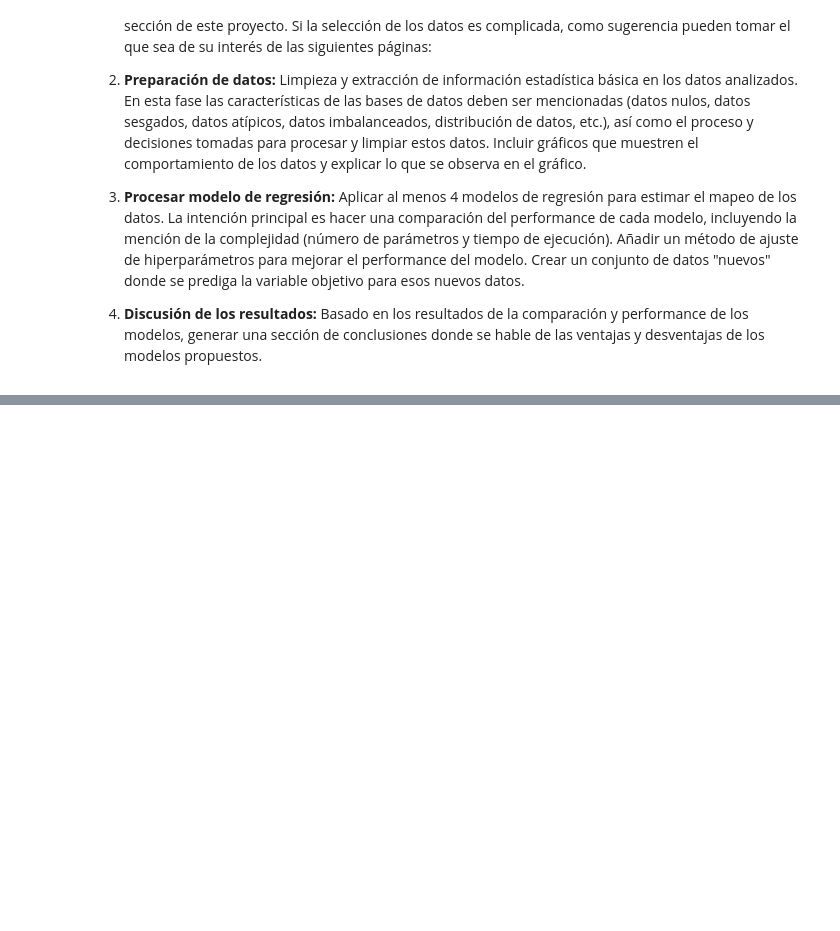
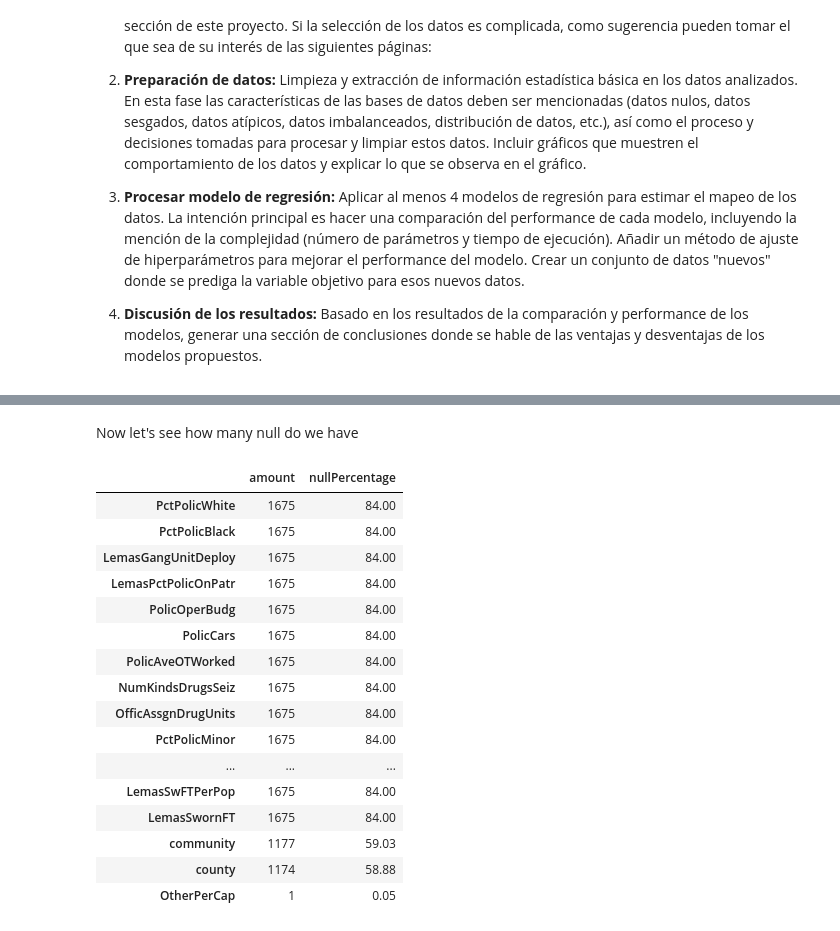
Before and after one commit to octaviodiego78/data-modeling-proyect, a Jupyter notebook: regression/crimePrediction.ipynb, the cells around one changed output, grey strips where cells are left out. Drawn from its saved outputs; the diff is of its cells as text; code cells hidden in the pictures; blank space fills up the shorter version.

```diff
--- a/regression/crimePrediction.ipynb
+++ b/regression/crimePrediction.ipynb
@@ -37,0 +100,25 @@ df.head(5)
+# %% [markdown]
+Now let's see how many null do we have
+# %%
+nulls = pd.DataFrame(df.isna().sum(),columns=["amount"])
+nulls = nulls.loc[nulls.amount > 0].sort_values(by="amount",ascending=False)
+nulls["nullPercentage"] = round((nulls.amount / df.shape[0])*100,2)
+nulls
+# %% [output]
+|  | amount | nullPercentage |
+| PctPolicWhite | 1675 | 84.00 |
+| PctPolicBlack | 1675 | 84.00 |
+| LemasGangUnitDeploy | 1675 | 84.00 |
+| LemasPctPolicOnPatr | 1675 | 84.00 |
+| PolicOperBudg | 1675 | 84.00 |
+| PolicCars | 1675 | 84.00 |
+| PolicAveOTWorked | 1675 | 84.00 |
+| NumKindsDrugsSeiz | 1675 | 84.00 |
+| OfficAssgnDrugUnits | 1675 | 84.00 |
+| PctPolicMinor | 1675 | 84.00 |
+| ... | ... | ... |
+| LemasSwFTPerPop | 1675 | 84.00 |
+| LemasSwornFT | 1675 | 84.00 |
+| community | 1177 | 59.03 |
+| county | 1174 | 58.88 |
+| OtherPerCap | 1 | 0.05 |
```
Also changed, not shown: parts of 14 cells of this notebook.
